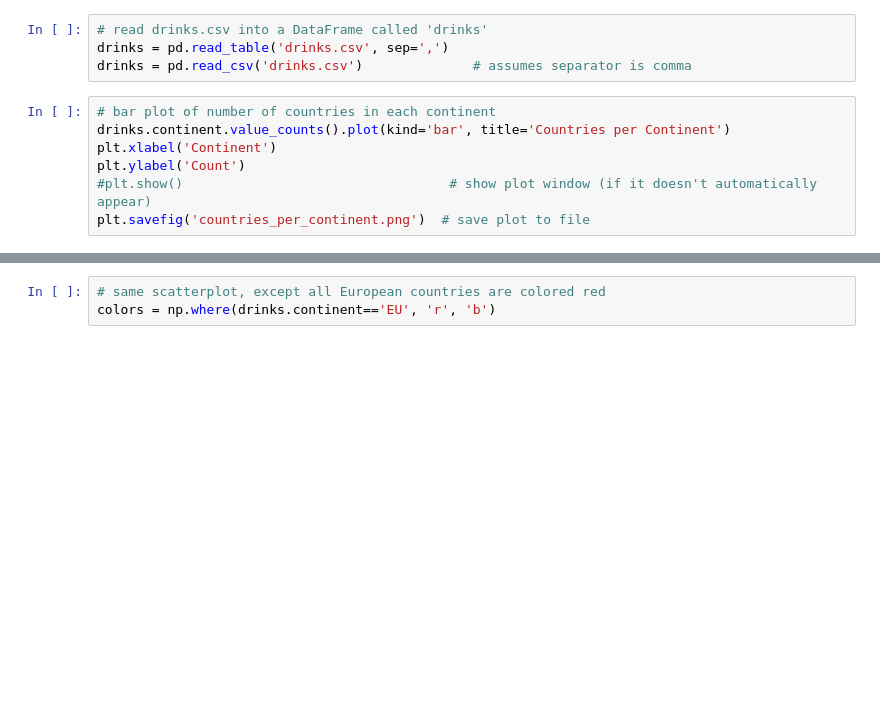
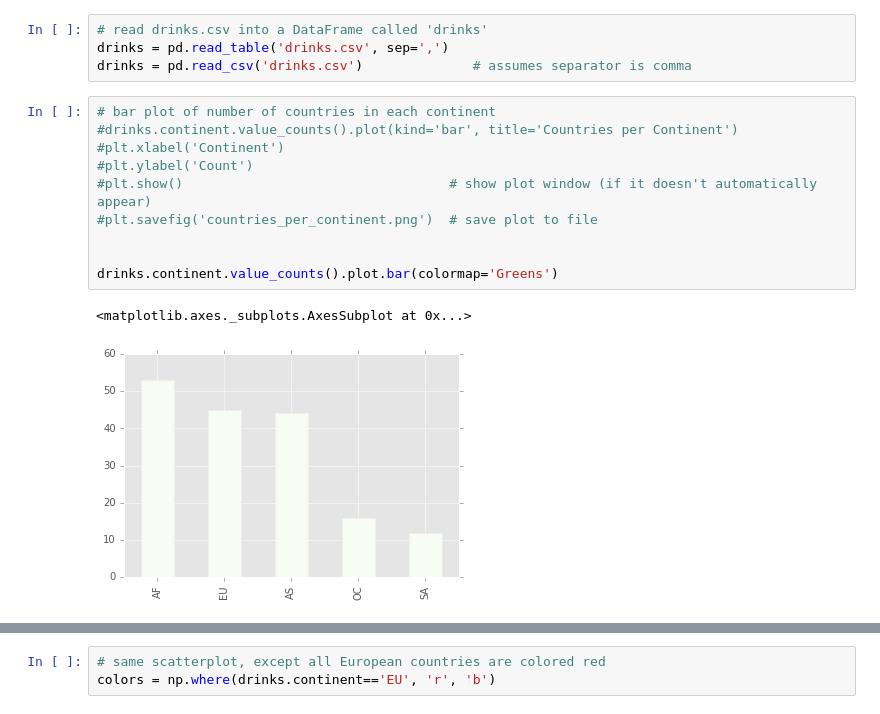
Before and after one commit to ihansel/SYD_DAT_4, a Jupyter notebook: labs/Week 2/Lab 2 - Data Visualisation.ipynb, the cells around one changed output, grey strips where cells are left out. Saved outputs shown, nothing was run; the diff lists cells and outputs as text; blank space fills up the shorter version.

```diff
--- a/labs/Week 2/Lab 2 - Data Visualisation.ipynb
+++ b/labs/Week 2/Lab 2 - Data Visualisation.ipynb
@@ -20,11 +20,17 @@ drinks = pd.read_table('drinks.csv', sep=',')
 drinks = pd.read_csv('drinks.csv')              # assumes separator is comma
 # %%
 # bar plot of number of countries in each continent
-drinks.continent.value_counts().plot(kind='bar', title='Countries per Continent')
-plt.xlabel('Continent')
-plt.ylabel('Count')
+#drinks.continent.value_counts().plot(kind='bar', title='Countries per Continent')
+#plt.xlabel('Continent')
+#plt.ylabel('Count')
 #plt.show()                                  # show plot window (if it doesn't automatically appear)
-plt.savefig('countries_per_continent.png')  # save plot to file
+#plt.savefig('countries_per_continent.png')  # save plot to file
+
+
+drinks.continent.value_counts().plot.bar(colormap='Greens')
+# %% [output]
+<matplotlib.axes._subplots.AxesSubplot at 0x...>
+[figure, added]
 # %%
 # bar plot of average number of beer servings (per adult per year) by continent
 drinks.groupby('continent').beer_servings.mean().plot(kind='bar')
```
Also changed, not shown: parts of 15 cells of this notebook, 1 other file.
